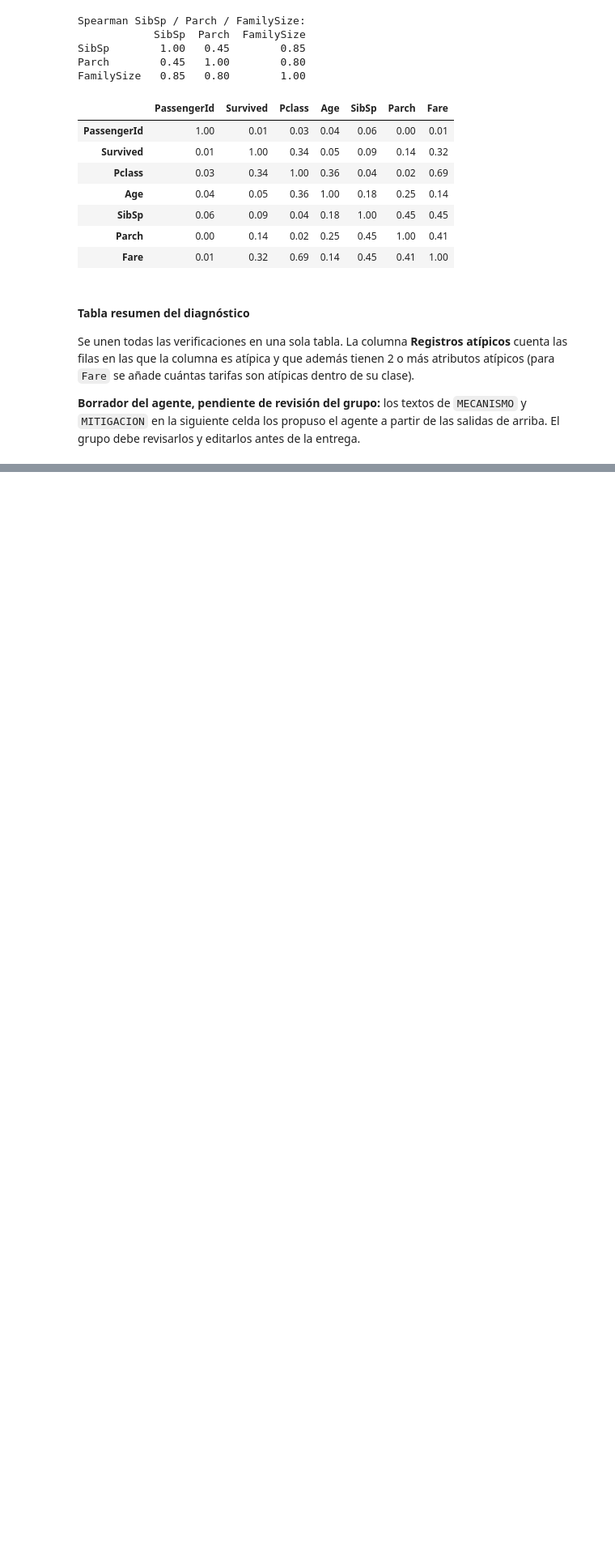
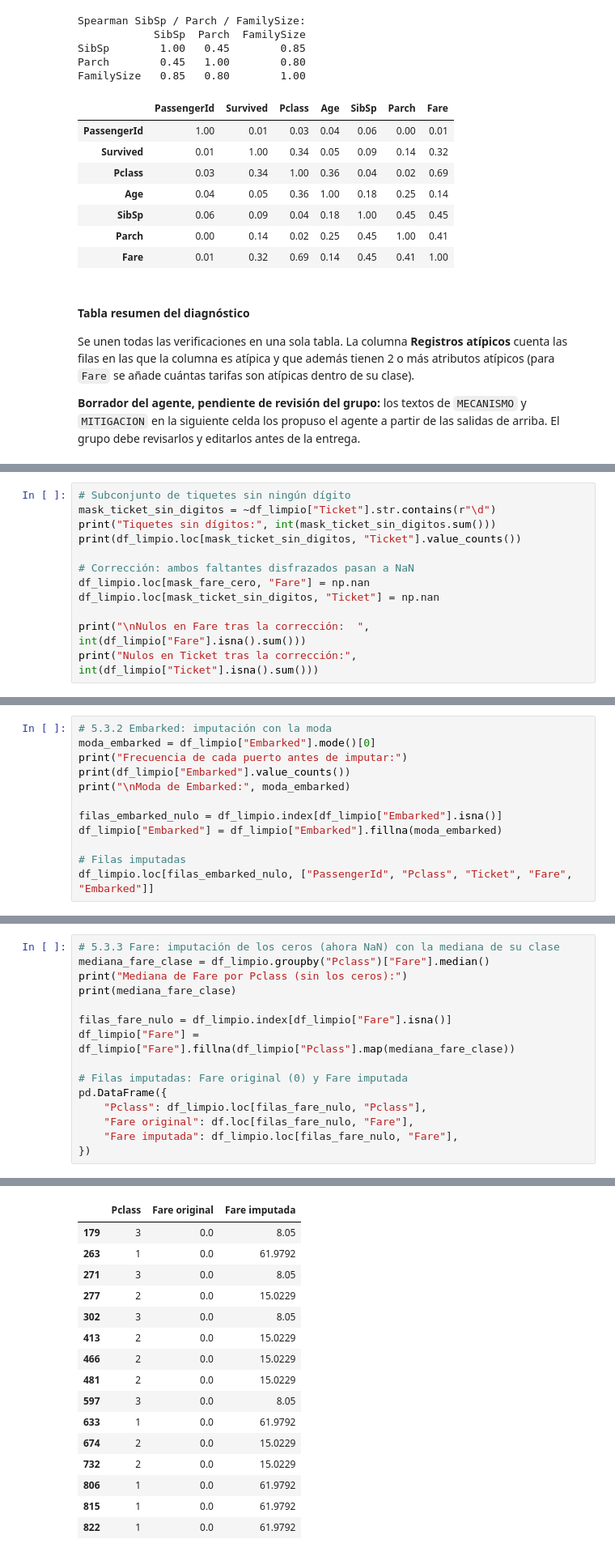
Before and after one commit to luisbr5000-art/taller_2, a Jupyter notebook: work/Taller_2_Gestion_de_Datos.ipynb, the cells around one changed output, grey strips where cells are left out. Shown at 81% size. Saved outputs shown, nothing was run; the diff lists cells and outputs as text; blank space fills up the shorter version.

```diff
--- a/work/Taller_2_Gestion_de_Datos.ipynb
+++ b/work/Taller_2_Gestion_de_Datos.ipynb
@@ -395,0 +641,12 @@ with pd.option_context("display.max_colwidth", None):
+# %%
+# Subconjunto de tiquetes sin ningún dígito
+mask_ticket_sin_digitos = ~df_limpio["Ticket"].str.contains(r"\d")
+print("Tiquetes sin dígitos:", int(mask_ticket_sin_digitos.sum()))
+print(df_limpio.loc[mask_ticket_sin_digitos, "Ticket"].value_counts())
+
+# Corrección: ambos faltantes disfrazados pasan a NaN
+df_limpio.loc[mask_fare_cero, "Fare"] = np.nan
+df_limpio.loc[mask_ticket_sin_digitos, "Ticket"] = np.nan
+
+print("\nNulos en Fare tras la corrección:  ", int(df_limpio["Fare"].isna().sum()))
+print("Nulos en Ticket tras la corrección:", int(df_limpio["Ticket"].isna().sum()))
@@ -395,0 +760,12 @@ with pd.option_context("display.max_colwidth", None):
+# %%
+# 5.3.2 Embarked: imputación con la moda
+moda_embarked = df_limpio["Embarked"].mode()[0]
+print("Frecuencia de cada puerto antes de imputar:")
+print(df_limpio["Embarked"].value_counts())
+print("\nModa de Embarked:", moda_embarked)
+
+filas_embarked_nulo = df_limpio.index[df_limpio["Embarked"].isna()]
+df_limpio["Embarked"] = df_limpio["Embarked"].fillna(moda_embarked)
+
+# Filas imputadas
+df_limpio.loc[filas_embarked_nulo, ["PassengerId", "Pclass", "Ticket", "Fare", "Embarked"]]
@@ -395,0 +784,16 @@ with pd.option_context("display.max_colwidth", None):
+# %%
+# 5.3.3 Fare: imputación de los ceros (ahora NaN) con la mediana de su clase
+mediana_fare_clase = df_limpio.groupby("Pclass")["Fare"].median()
+print("Mediana de Fare por Pclass (sin los ceros):")
+print(mediana_fare_clase)
+
+filas_fare_nulo = df_limpio.index[df_limpio["Fare"].isna()]
+df_limpio["Fare"] = df_limpio["Fare"].fillna(df_limpio["Pclass"].map(mediana_fare_clase))
+
+# Filas imputadas: Fare original (0) y Fare imputada
+pd.DataFrame({
+    "Pclass": df_limpio.loc[filas_fare_nulo, "Pclass"],
+    "Fare original": df.loc[filas_fare_nulo, "Fare"],
+    "Fare imputada": df_limpio.loc[filas_fare_nulo, "Fare"],
+})
+# %% [output]
@@ -395,0 +806,16 @@ with pd.option_context("display.max_colwidth", None):
+|  | Pclass | Fare original | Fare imputada |
+| 179 | 3 | 0.0 | 8.05 |
+| 263 | 1 | 0.0 | 61.9792 |
+| 271 | 3 | 0.0 | 8.05 |
+| 277 | 2 | 0.0 | 15.0229 |
+| 302 | 3 | 0.0 | 8.05 |
+| 413 | 2 | 0.0 | 15.0229 |
+| 466 | 2 | 0.0 | 15.0229 |
+| 481 | 2 | 0.0 | 15.0229 |
+| 597 | 3 | 0.0 | 8.05 |
+| 633 | 1 | 0.0 | 61.9792 |
+| 674 | 2 | 0.0 | 15.0229 |
+| 732 | 2 | 0.0 | 15.0229 |
+| 806 | 1 | 0.0 | 61.9792 |
+| 815 | 1 | 0.0 | 61.9792 |
+| 822 | 1 | 0.0 | 61.9792 |
```
Also changed, not shown: parts of 59 cells of this notebook, 5 other files.
